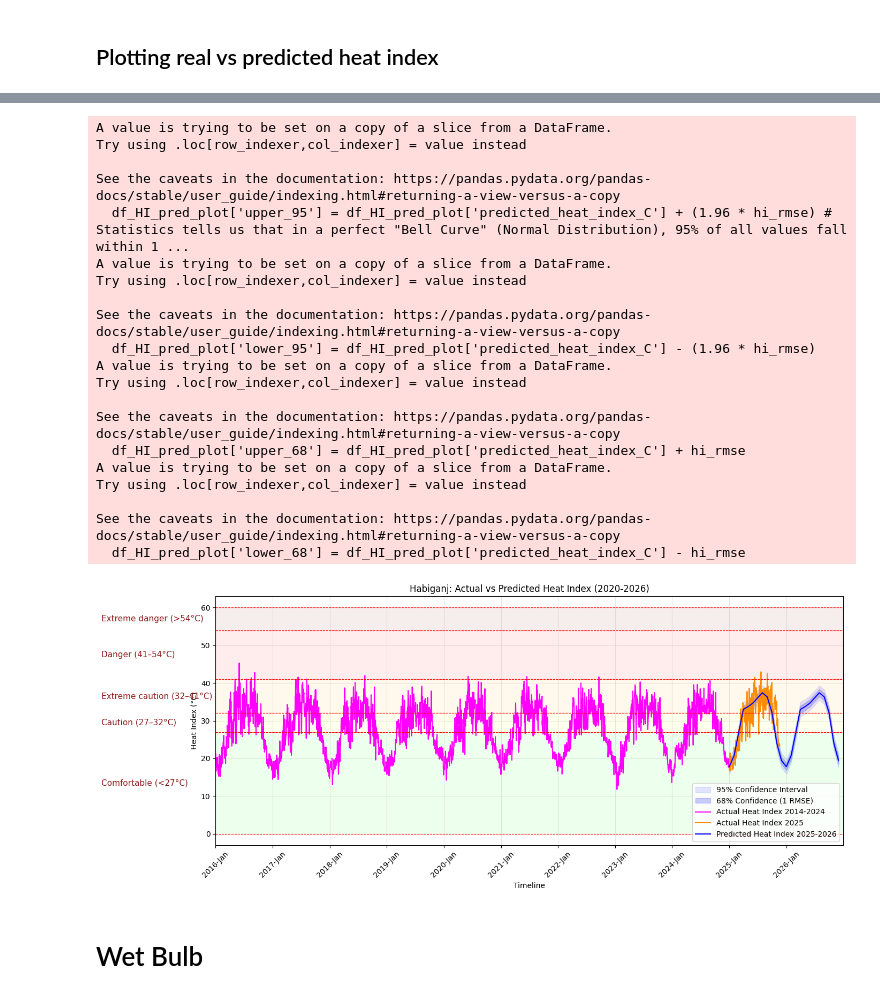
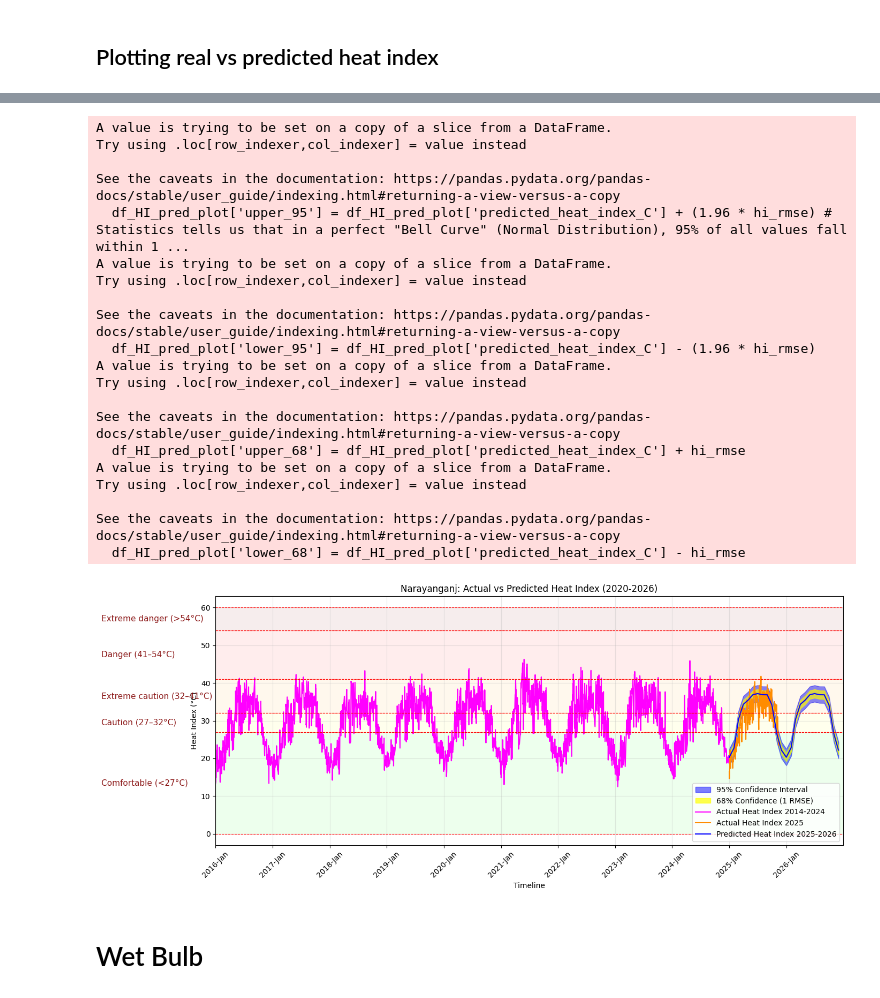
Before and after one commit to not-your-pancake/TCC_Journal, a Jupyter notebook: 0 Real Done Shit/2. Central Urban Heat Zone (Urban Heat-Island Region)/1-4 HI_WB_HS_WGB/Narayanganj.ipynb, the cells around one changed output, grey strips where cells are left out. Saved outputs shown, nothing was run; the diff lists cells and outputs as text; code cells hidden in the pictures.

```diff
--- a/0 Real Done Shit/2. Central Urban Heat Zone (Urban Heat-Island Region)/1-4 HI_WB_HS_WGB/Narayanganj.ipynb
+++ b/0 Real Done Shit/2. Central Urban Heat Zone (Urban Heat-Island Region)/1-4 HI_WB_HS_WGB/Narayanganj.ipynb
@@ -2513,8 +2513,8 @@ error propagation cloud
 # %%
 # sigma heat index calculation
 import numpy as np
-temp_rmse = 0.8683
-humidity_rmse = 1.9038
+temp_rmse = 0.963343
+humidity_rmse = 3.655180
 hi_rmse = np.sqrt( (1.1 * temp_rmse)**2 + (0.1 * humidity_rmse)**2 )
 # %%
 import pandas as pd
@@ -2564,13 +2564,13 @@ df_HI_pred_plot['lower_68'] = df_HI_pred_plot['predicted_heat_index_C'] - hi_rms
 plt.fill_between(df_HI_pred_plot.index,
                  df_HI_pred_plot['lower_95'],
                  df_HI_pred_plot['upper_95'],
-                 color='blue', alpha=0.1, label='95% Confidence Interval')
+                 color='blue', alpha=0.5, label='95% Confidence Interval')
 
 # 68% Confidence Interval (Slightly Darker Blue)
 plt.fill_between(df_HI_pred_plot.index,
                  df_HI_pred_plot['lower_68'],
                  df_HI_pred_plot['upper_68'],
-                 color='blue', alpha=0.2, label='68% Confidence (1 RMSE)')
+                 color='yellow', alpha=0.7, label='68% Confidence (1 RMSE)')
 
 
 
@@ -2622,34 +2622,34 @@ for low, high, label, color in bands:
 plt.gca().xaxis.set_major_locator(mdates.YearLocator())
 plt.gca().xaxis.set_major_formatter(mdates.DateFormatter('%Y-%b'))
 plt.xticks(rotation=45)
 plt.grid(alpha=0.3)
 plt.xlim(pd.Timestamp('2016-01-01'), pd.Timestamp('2026-12-31'))
 
 plt.legend()
 plt.tight_layout()
 plt.show()
 # %% [output]
 A value is trying to be set on a copy of a slice from a DataFrame.
 Try using .loc[row_indexer,col_indexer] = value instead
 
 See the caveats in the documentation: https://pandas.pydata.org/pandas-docs/stable/user_guide/indexing.html#returning-a-view-versus-a-copy
   df_HI_pred_plot['upper_95'] = df_HI_pred_plot['predicted_heat_index_C'] + (1.96 * hi_rmse) # Statistics tells us that in a perfect "Bell Curve" (Normal Distribution), 95% of all values fall within 1 ...
 A value is trying to be set on a copy of a slice from a DataFrame.
 Try using .loc[row_indexer,col_indexer] = value instead
 
 See the caveats in the documentation: https://pandas.pydata.org/pandas-docs/stable/user_guide/indexing.html#returning-a-view-versus-a-copy
   df_HI_pred_plot['lower_95'] = df_HI_pred_plot['predicted_heat_index_C'] - (1.96 * hi_rmse)
 A value is trying to be set on a copy of a slice from a DataFrame.
 Try using .loc[row_indexer,col_indexer] = value instead
 
 See the caveats in the documentation: https://pandas.pydata.org/pandas-docs/stable/user_guide/indexing.html#returning-a-view-versus-a-copy
   df_HI_pred_plot['upper_68'] = df_HI_pred_plot['predicted_heat_index_C'] + hi_rmse
 A value is trying to be set on a copy of a slice from a DataFrame.
 Try using .loc[row_indexer,col_indexer] = value instead
 
 See the caveats in the documentation: https://pandas.pydata.org/pandas-docs/stable/user_guide/indexing.html#returning-a-view-versus-a-copy
   df_HI_pred_plot['lower_68'] = df_HI_pred_plot['predicted_heat_index_C'] - hi_rmse
-[figure, old version]
+[figure, new version]
 # %% [markdown]
 # Wet Bulb
 # %% [markdown]
```
Also changed, not shown: parts of 53 cells of this notebook, 4 other files.
